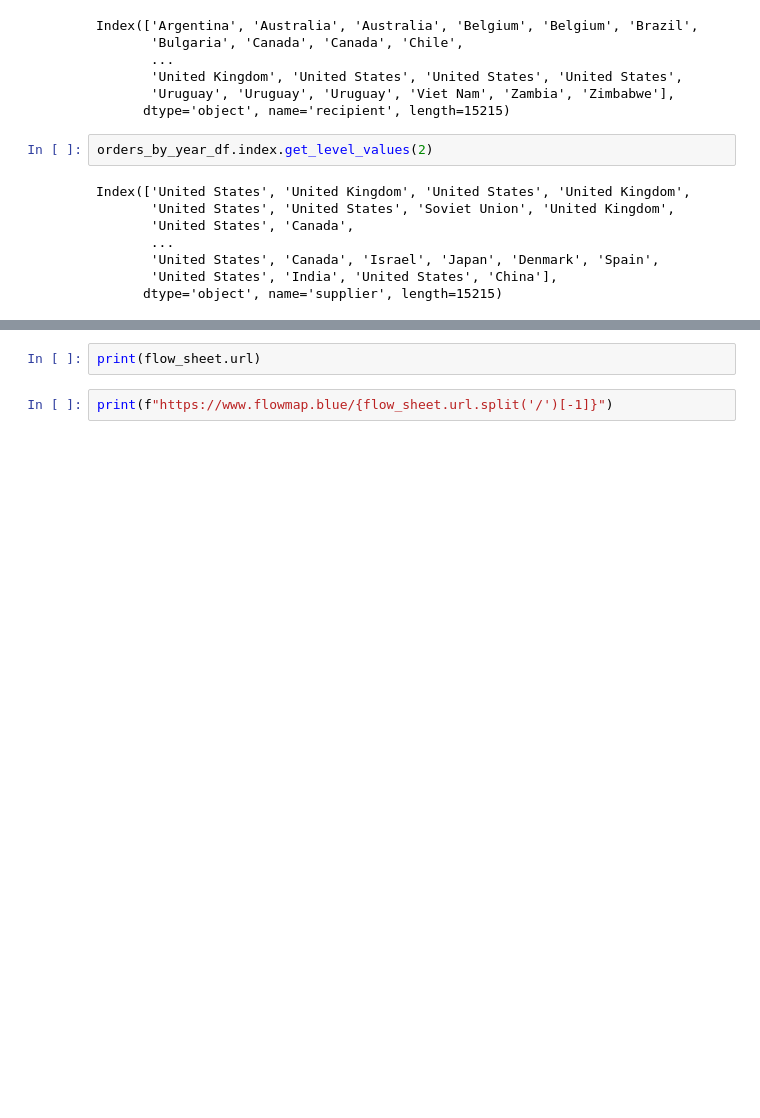
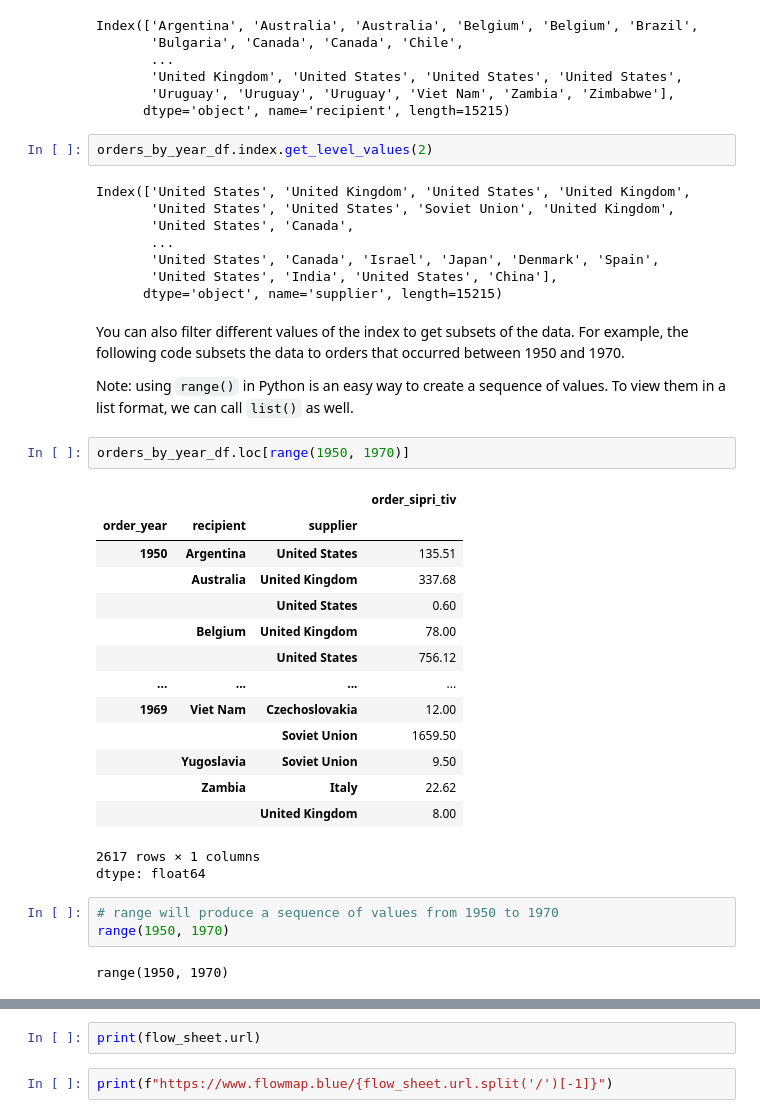
Before and after one commit to PUBPOL-2130/notebooks, a Jupyter notebook: helper-notebooks/Week5-supplemental.ipynb, the cells around one changed output, grey strips where cells are left out. Saved outputs shown, nothing was run; the diff lists cells and outputs as text; blank space fills up the shorter version.

```diff
--- a/helper-notebooks/Week5-supplemental.ipynb
+++ b/helper-notebooks/Week5-supplemental.ipynb
@@ -319,3 +321,30 @@ Index(['United States', 'United Kingdom', 'United States', 'United Kingdom',
        'United States', 'Canada', 'Israel', 'Japan', 'Denmark', 'Spain',
        'United States', 'India', 'United States', 'China'],
       dtype='object', name='supplier', length=15215)
+# %% [markdown]
+You can also filter different values of the index to get subsets of the data. For example, the following code subsets the data to orders that occurred between 1950 and 1970.
+
+Note: using `range()` in Python is an easy way to create a sequence of values. To view them in a list format, we can call `list()` as well.
+# %%
+orders_by_year_df.loc[range(1950, 1970)]
+# %% [output]
+|  |  |  | order_sipri_tiv |
+| order_year | recipient | supplier |  |
+| 1950 | Argentina | United States | 135.51 |
+|  | Australia | United Kingdom | 337.68 |
+|  |  | United States | 0.60 |
+|  | Belgium | United Kingdom | 78.00 |
+|  |  | United States | 756.12 |
+| ... | ... | ... | ... |
+| 1969 | Viet Nam | Czechoslovakia | 12.00 |
+|  |  | Soviet Union | 1659.50 |
+|  | Yugoslavia | Soviet Union | 9.50 |
+|  | Zambia | Italy | 22.62 |
+|  |  | United Kingdom | 8.00 |
+2617 rows × 1 columns
+dtype: float64
+# %%
+# range will produce a sequence of values from 1950 to 1970
+range(1950, 1970)
+# %% [output]
+range(1950, 1970)
```
Also changed, not shown: parts of 11 cells of this notebook.
